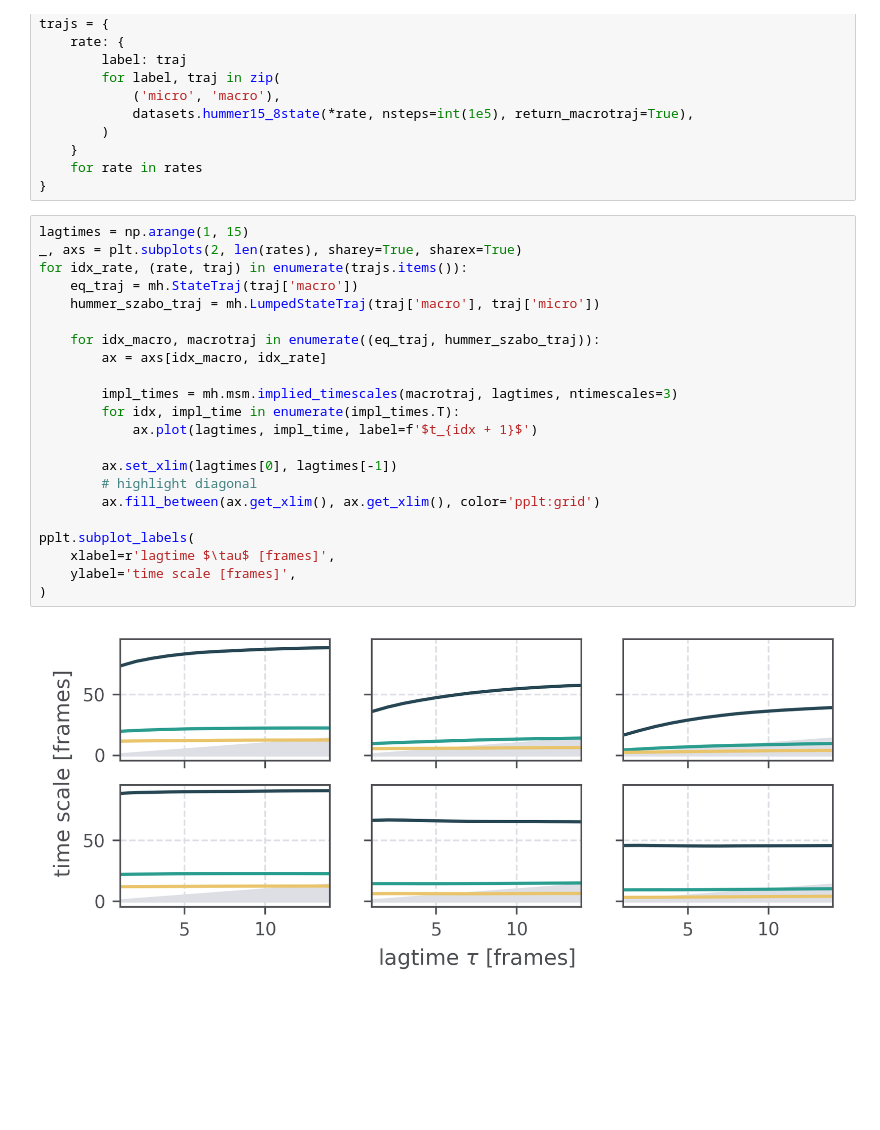
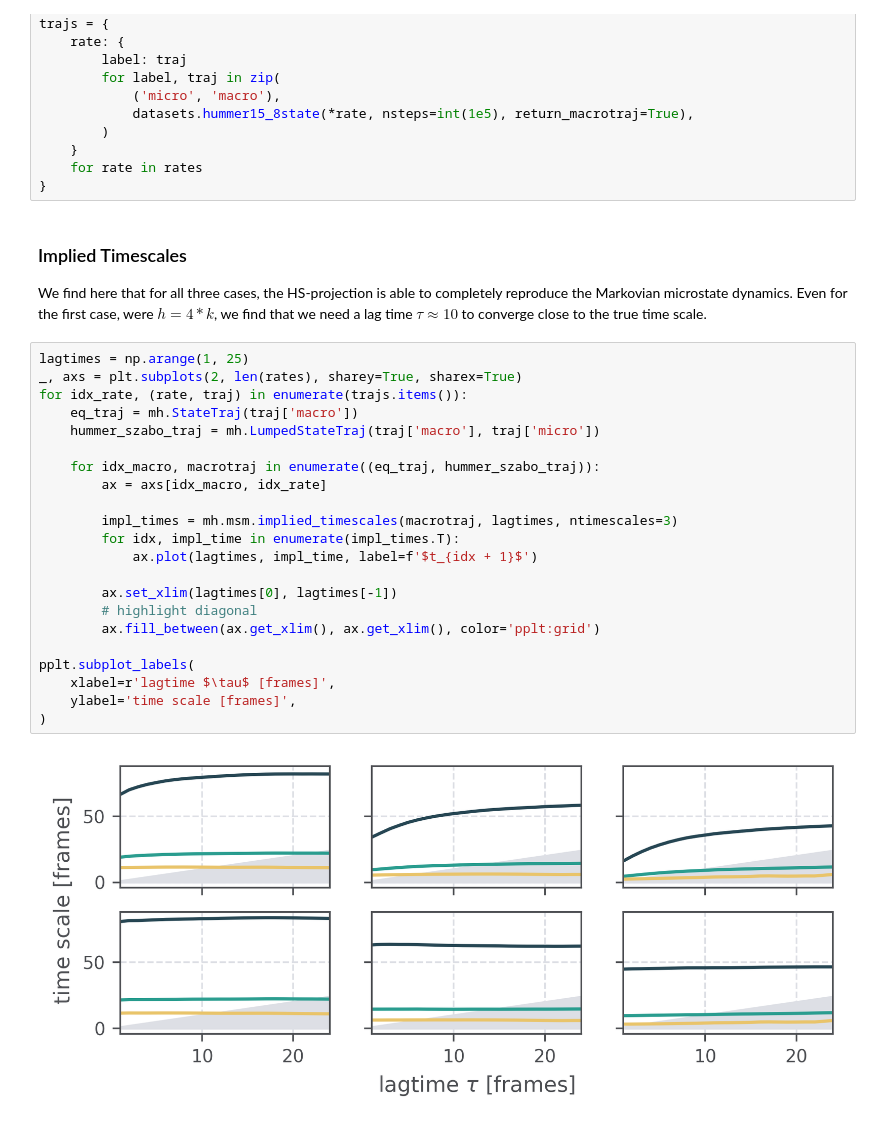
Before and after one commit to moldyn/msmhelper, a Jupyter notebook: docs/tutorials/hummerszabo.ipynb, the cells around one changed output. Drawn from its saved outputs; the diff is of its cells as text; blank space fills up the shorter version.

```diff
--- a/docs/tutorials/hummerszabo.ipynb
+++ b/docs/tutorials/hummerszabo.ipynb
@@ -22,27 +69,31 @@ trajs = {
     }
     for rate in rates
 }
+# %% [markdown]
+### Implied Timescales
+
+We find here that for all three cases, the HS-projection is able to completely reproduce the Markovian microstate dynamics. Even for the first case, were $h = 4*k$, we find that we need a lag time $\tau\approx10$ to converge close to the true time scale.
 # %%
-lagtimes = np.arange(1, 15)
+lagtimes = np.arange(1, 25)
 _, axs = plt.subplots(2, len(rates), sharey=True, sharex=True)
 for idx_rate, (rate, traj) in enumerate(trajs.items()):
     eq_traj = mh.StateTraj(traj['macro'])
     hummer_szabo_traj = mh.LumpedStateTraj(traj['macro'], traj['micro'])
 
     for idx_macro, macrotraj in enumerate((eq_traj, hummer_szabo_traj)):
         ax = axs[idx_macro, idx_rate]
 
         impl_times = mh.msm.implied_timescales(macrotraj, lagtimes, ntimescales=3)
         for idx, impl_time in enumerate(impl_times.T):
             ax.plot(lagtimes, impl_time, label=f'$t_{idx + 1}$')
 
         ax.set_xlim(lagtimes[0], lagtimes[-1])
         # highlight diagonal
         ax.fill_between(ax.get_xlim(), ax.get_xlim(), color='pplt:grid')
 
 pplt.subplot_labels(
     xlabel=r'lagtime $\tau$ [frames]',
     ylabel='time scale [frames]',
 )
 # %% [output]
-[figure, old version]
+[figure, new version]
```
Also changed, not shown: parts of 3 cells of this notebook.
